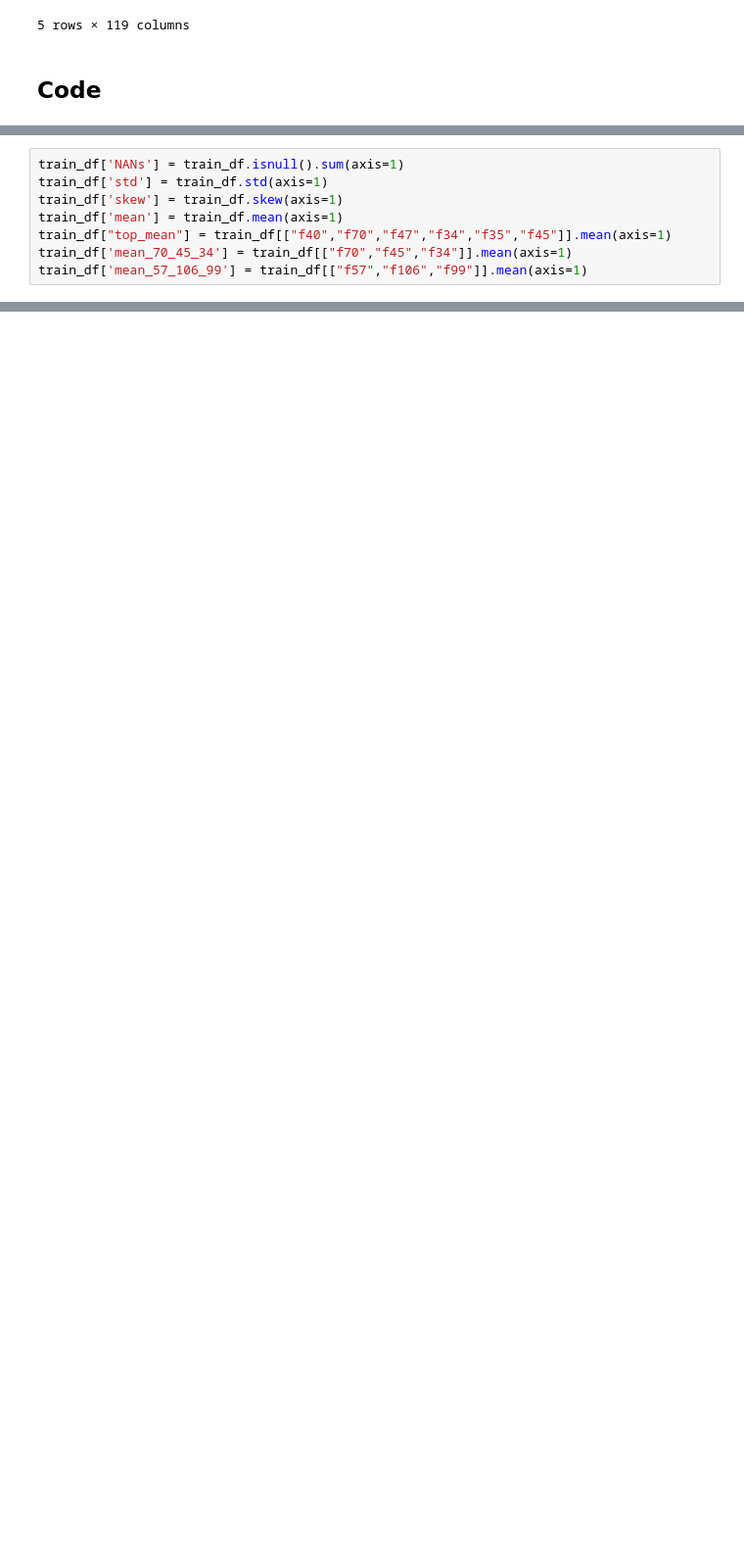
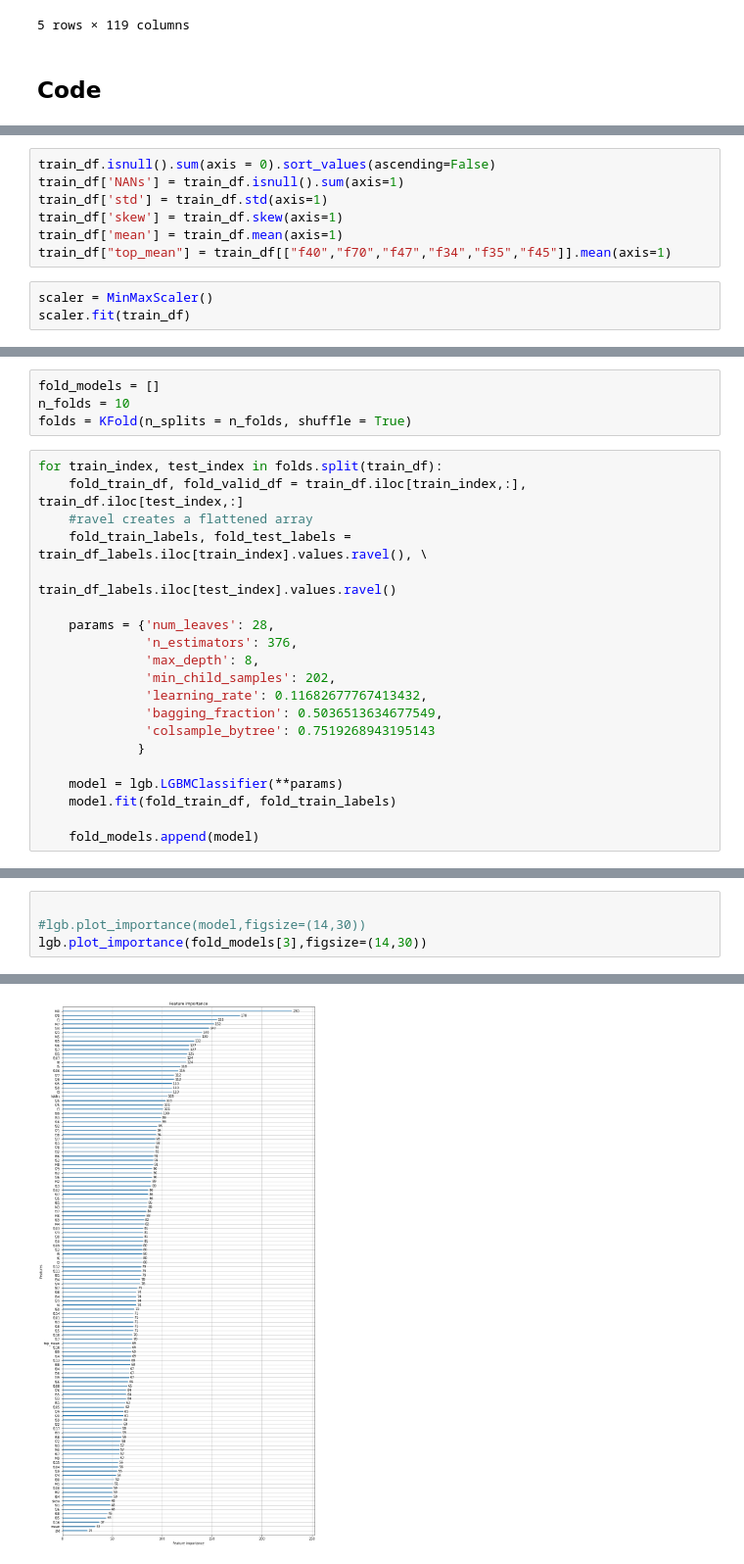
Before and after one commit to SangRyul/google-machine-learning-bootcamp-teamproject-2021, a Jupyter notebook: tabular-sep-2021-sr.ipynb, the cells around one changed output, grey strips where cells are left out. Shown: that part at 98% size. Drawn from its saved outputs; the diff is of its cells as text; blank space fills up the shorter version.

```diff
--- a/tabular-sep-2021-sr.ipynb
+++ b/tabular-sep-2021-sr.ipynb
@@ -65,9 +65,11 @@ print(train_df_labels.shape)
 (957919, 1)
 # %%
+train_df.isnull().sum(axis = 0).sort_values(ascending=False)
 train_df['NANs'] = train_df.isnull().sum(axis=1)
 train_df['std'] = train_df.std(axis=1)
 train_df['skew'] = train_df.skew(axis=1)
 train_df['mean'] = train_df.mean(axis=1)
 train_df["top_mean"] = train_df[["f40","f70","f47","f34","f35","f45"]].mean(axis=1)
-train_df['mean_70_45_34'] = train_df[["f70","f45","f34"]].mean(axis=1)
-train_df['mean_57_106_99'] = train_df[["f57","f106","f99"]].mean(axis=1)
+# %%
+scaler = MinMaxScaler()
+scaler.fit(train_df)
@@ -73,0 +110,24 @@ train_df['mean_57_106_99'] = train_df[["f57","f106","f99"]].mean(axis=1)
+# %%
+fold_models = []
+n_folds = 10
+folds = KFold(n_splits = n_folds, shuffle = True)
+# %%
+for train_index, test_index in folds.split(train_df):
+    fold_train_df, fold_valid_df = train_df.iloc[train_index,:], train_df.iloc[test_index,:]
+    #ravel creates a flattened array
+    fold_train_labels, fold_test_labels = train_df_labels.iloc[train_index].values.ravel(), \
+                                          train_df_labels.iloc[test_index].values.ravel()
+
+    params = {'num_leaves': 28,
+              'n_estimators': 376,
+              'max_depth': 8,
+              'min_child_samples': 202,
+              'learning_rate': 0.11682677767413432,
+              'bagging_fraction': 0.5036513634677549,
+              'colsample_bytree': 0.7519268943195143
+             }
+
+    model = lgb.LGBMClassifier(**params)
+    model.fit(fold_train_df, fold_train_labels)
+
+    fold_models.append(model)
@@ -73,0 +136,5 @@ train_df['mean_57_106_99'] = train_df[["f57","f106","f99"]].mean(axis=1)
+# %%
+
+#lgb.plot_importance(model,figsize=(14,30))
+lgb.plot_importance(fold_models[3],figsize=(14,30))
+# %% [output]
@@ -73,0 +142 @@ train_df['mean_57_106_99'] = train_df[["f57","f106","f99"]].mean(axis=1)
+[figure, added]
```
Also changed, not shown: parts of 7 cells of this notebook.
